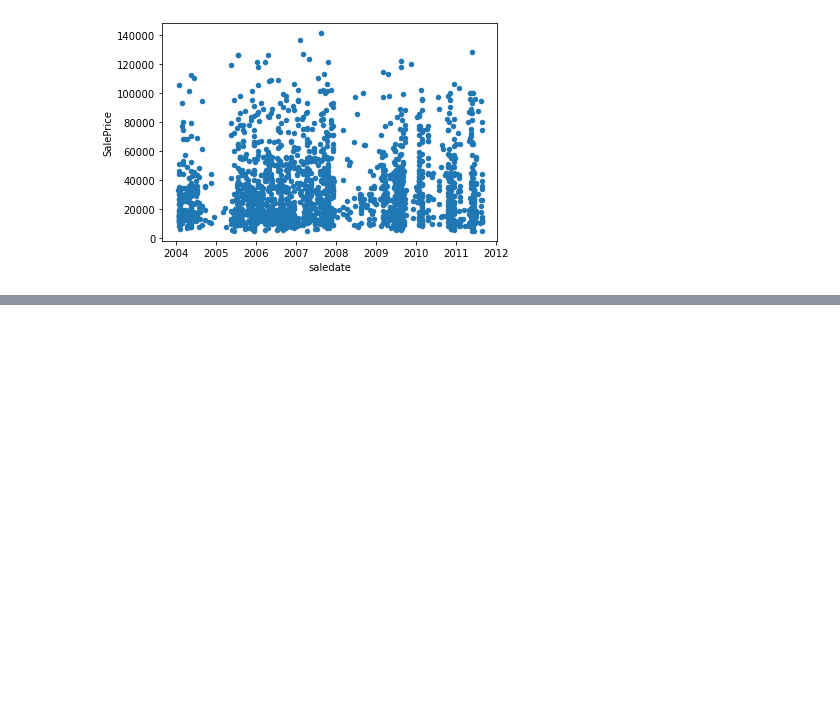
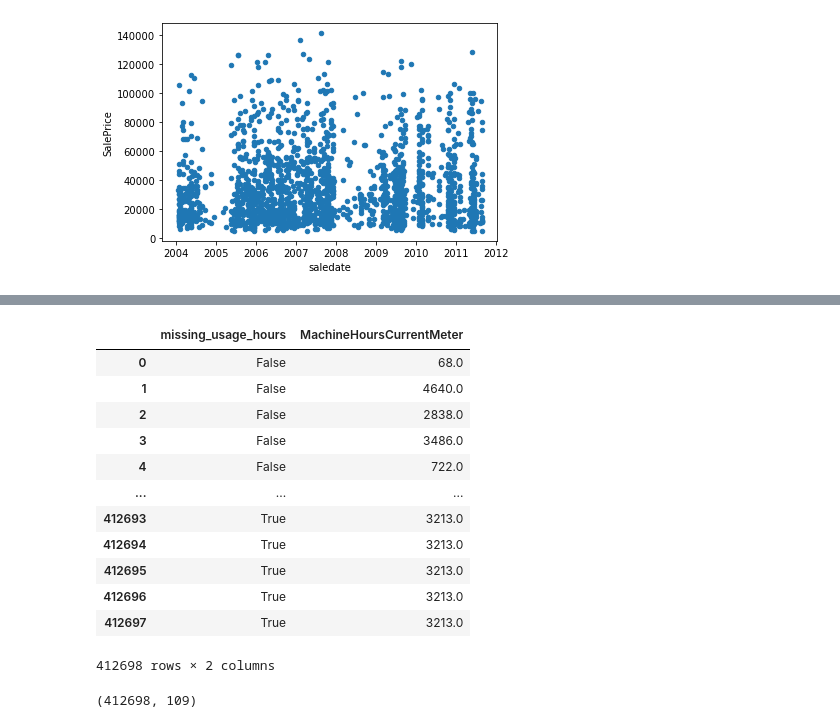
Before and after one commit to Fritz-Stevenson/Machine-Learning, a Jupyter notebook: Bulldozer-Price-ML-Project.ipynb, the cells around one changed output, grey strips where cells are left out. Drawn from its saved outputs; the diff is of its cells as text; code cells hidden in the pictures; blank space fills up the shorter version.

```diff
--- a/Bulldozer-Price-ML-Project.ipynb
+++ b/Bulldozer-Price-ML-Project.ipynb
@@ -163,0 +238,2 @@ test_df['salequarterstart'][:5],test_df['salequarterend'][:5]
+# %%
+test_df.ModelID = test_df.ModelID.astype('category')
@@ -163,0 +260,2 @@ test_df['salequarterstart'][:5],test_df['salequarterend'][:5]
+# %%
+test_df.auctioneerID = test_df.auctioneerID.astype('category')
@@ -163,0 +266,3 @@ test_df['salequarterstart'][:5],test_df['salequarterend'][:5]
+# %%
+test_df['times_sold'] = test_df.groupby('MachineID').cumcount()+1
+test_df['times_sold'].value_counts(), test_df.times_sold.dtype
@@ -163,0 +293,3 @@ test_df['salequarterstart'][:5],test_df['salequarterend'][:5]
+# %%
+pd.set_option("display.max_rows", 999)
+test_df.isna().sum()
@@ -163,0 +314,19 @@ test_df['salequarterstart'][:5],test_df['salequarterend'][:5]
+# %%
+# We only have one column, Machine Hours, that is currently an int type column. Let's fill missing values with the median value, and create another column indicating the missing value
+test_df['missing_usage_hours'] = pd.isnull(test_df['MachineHoursCurrentMeter'])
+test_df['MachineHoursCurrentMeter'].fillna(test_df['MachineHoursCurrentMeter'].loc[test_df['MachineHoursCurrentMeter']>0].median(), inplace=True)
+test_df[['missing_usage_hours', 'MachineHoursCurrentMeter']]
+# %% [output]
+|  | missing_usage_hours | MachineHoursCurrentMeter |
+| 0 | False | 68.0 |
+| 1 | False | 4640.0 |
+| 2 | False | 2838.0 |
+| 3 | False | 3486.0 |
+| 4 | False | 722.0 |
+| ... | ... | ... |
+| 412693 | True | 3213.0 |
+| 412694 | True | 3213.0 |
+| 412695 | True | 3213.0 |
+| 412696 | True | 3213.0 |
+| 412697 | True | 3213.0 |
+412698 rows × 2 columns
@@ -163,0 +338,4 @@ test_df['salequarterstart'][:5],test_df['salequarterend'][:5]
+# %%
+test_df.shape
+# %% [output]
+(412698, 109)
```
Also changed, not shown: parts of 41 cells of this notebook.
